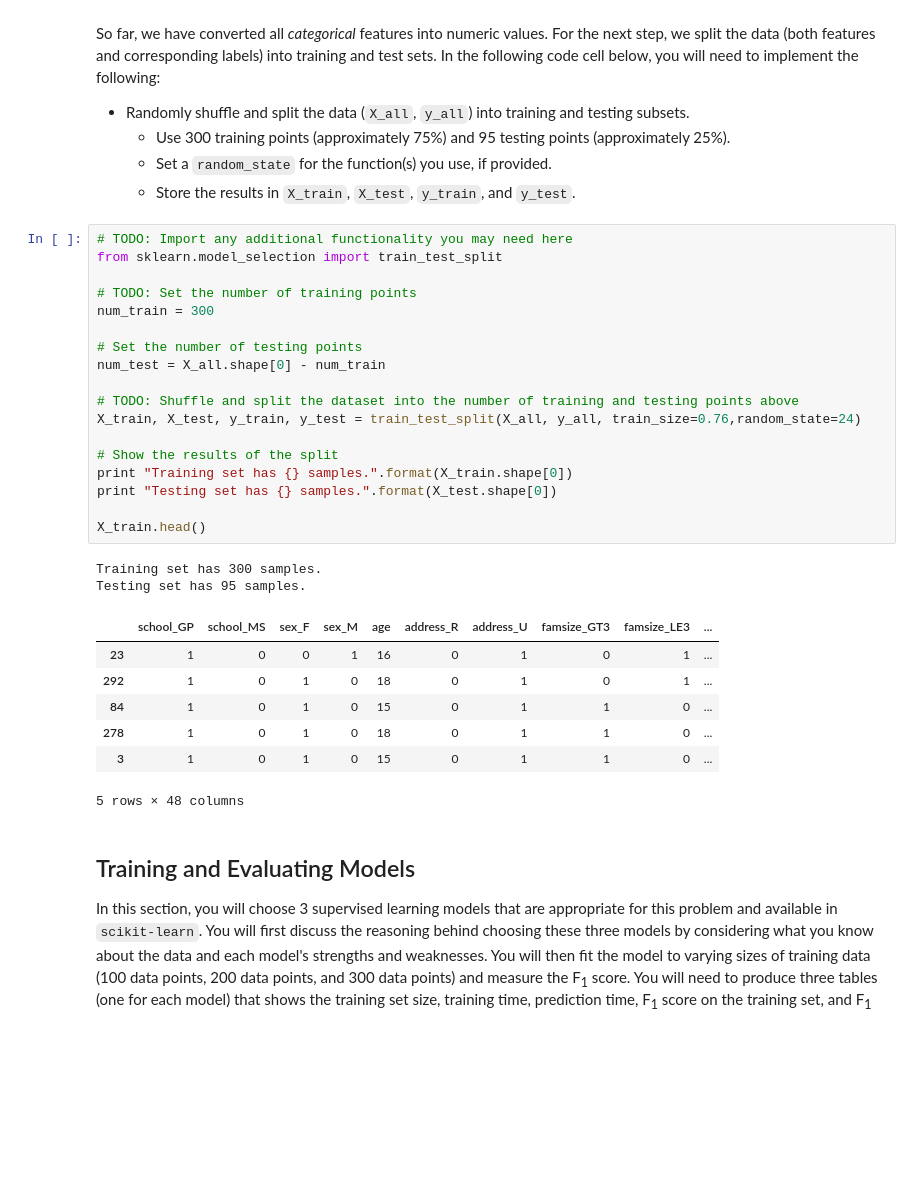
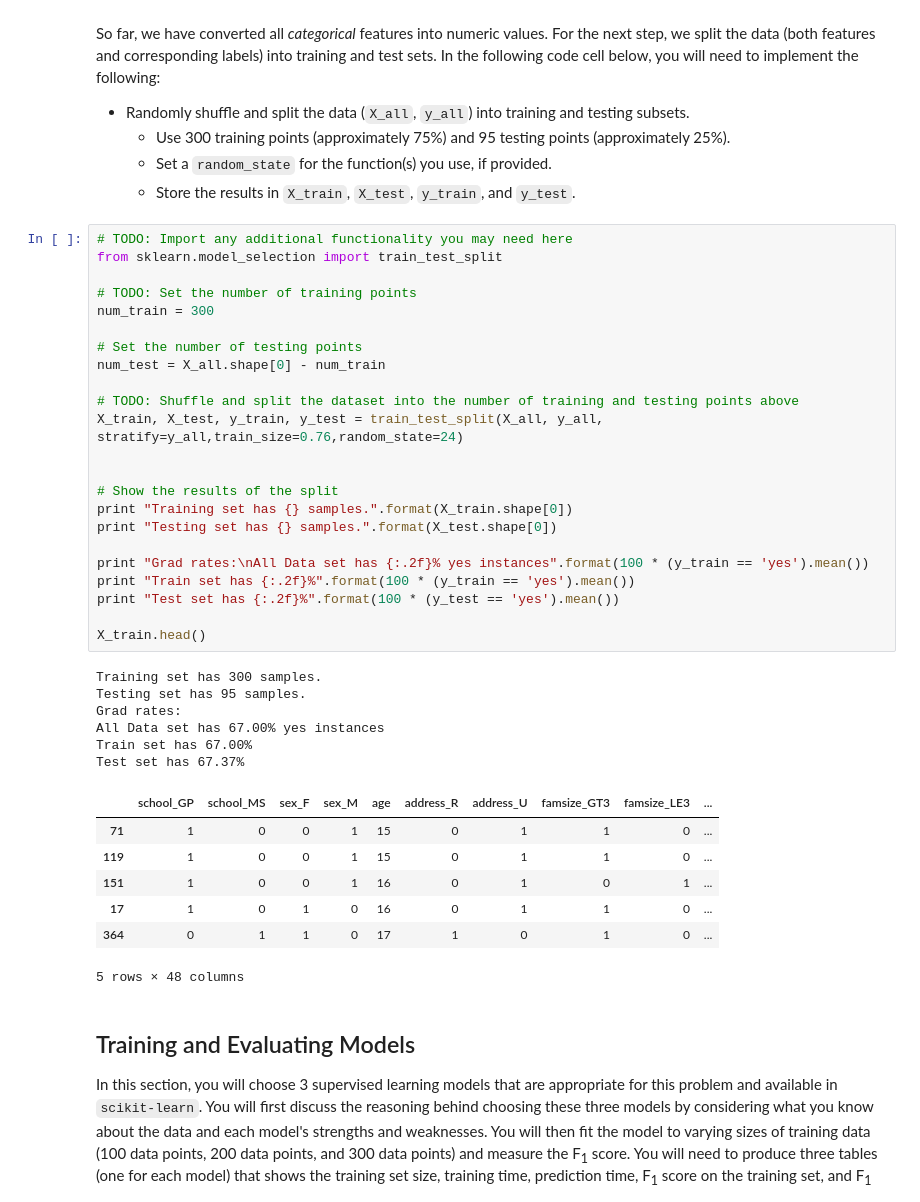
Before and after one commit to radhakrishnavuppala/student_intervention, a Jupyter notebook: student_intervention.ipynb, the cells around one changed output. Saved outputs shown, nothing was run; the diff lists cells and outputs as text; blank space fills up the shorter version.

```diff
--- a/student_intervention.ipynb
+++ b/student_intervention.ipynb
@@ -177,30 +177,39 @@ So far, we have converted all _categorical_ features into numeric values. For th
 # %%
 # TODO: Import any additional functionality you may need here
 from sklearn.model_selection import train_test_split
 
 # TODO: Set the number of training points
 num_train = 300
 
 # Set the number of testing points
 num_test = X_all.shape[0] - num_train
 
 # TODO: Shuffle and split the dataset into the number of training and testing points above
-X_train, X_test, y_train, y_test = train_test_split(X_all, y_all, train_size=0.76,random_state=24)
+X_train, X_test, y_train, y_test = train_test_split(X_all, y_all, stratify=y_all,train_size=0.76,random_state=24)
+
 
 # Show the results of the split
 print "Training set has {} samples.".format(X_train.shape[0])
 print "Testing set has {} samples.".format(X_test.shape[0])
 
+print "Grad rates:\nAll Data set has {:.2f}% yes instances".format(100 * (y_train == 'yes').mean())
+print "Train set has {:.2f}%".format(100 * (y_train == 'yes').mean())
+print "Test set has {:.2f}%".format(100 * (y_test == 'yes').mean())
+
 X_train.head()
 # %% [output]
 Training set has 300 samples.
 Testing set has 95 samples.
+Grad rates:
+All Data set has 67.00% yes instances
+Train set has 67.00%
+Test set has 67.37%
 |  | school_GP | school_MS | sex_F | sex_M | age | address_R | address_U | famsize_GT3 | famsize_LE3 | ... |
-| 23 | 1 | 0 | 0 | 1 | 16 | 0 | 1 | 0 | 1 | ... |
-| 292 | 1 | 0 | 1 | 0 | 18 | 0 | 1 | 0 | 1 | ... |
-| 84 | 1 | 0 | 1 | 0 | 15 | 0 | 1 | 1 | 0 | ... |
-| 278 | 1 | 0 | 1 | 0 | 18 | 0 | 1 | 1 | 0 | ... |
-| 3 | 1 | 0 | 1 | 0 | 15 | 0 | 1 | 1 | 0 | ... |
+| 71 | 1 | 0 | 0 | 1 | 15 | 0 | 1 | 1 | 0 | ... |
+| 119 | 1 | 0 | 0 | 1 | 15 | 0 | 1 | 1 | 0 | ... |
+| 151 | 1 | 0 | 0 | 1 | 16 | 0 | 1 | 0 | 1 | ... |
+| 17 | 1 | 0 | 1 | 0 | 16 | 0 | 1 | 1 | 0 | ... |
+| 364 | 0 | 1 | 1 | 0 | 17 | 1 | 0 | 1 | 0 | ... |
 5 rows × 48 columns
 # %% [markdown]
 ## Training and Evaluating Models
```
Also changed, not shown: parts of 9 cells of this notebook, 1 other file.
